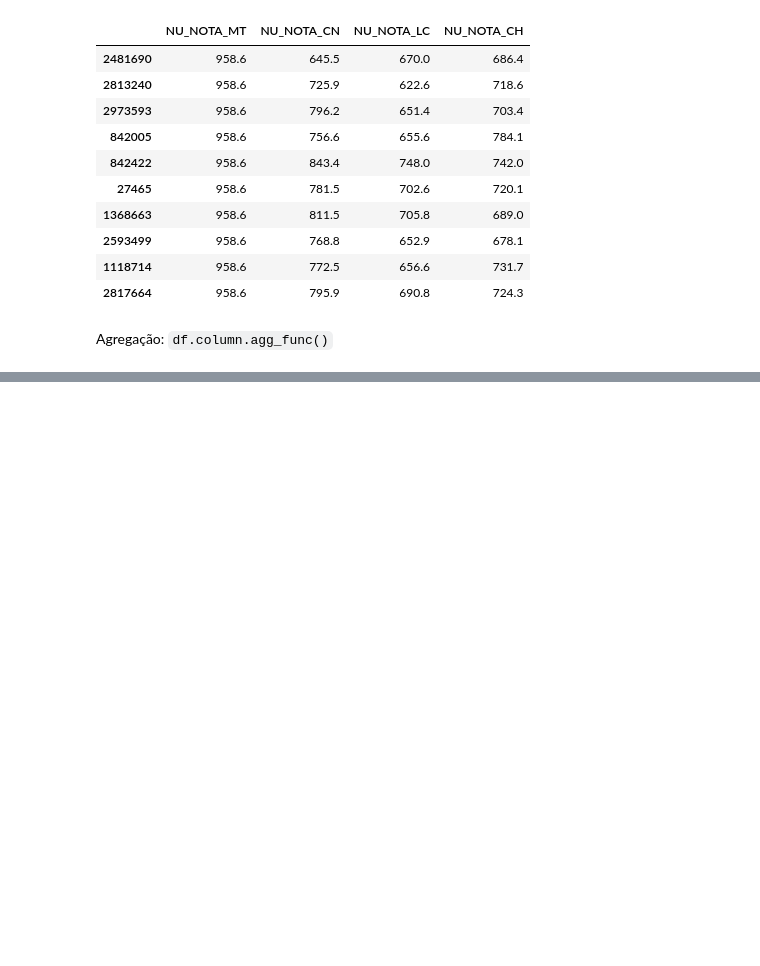
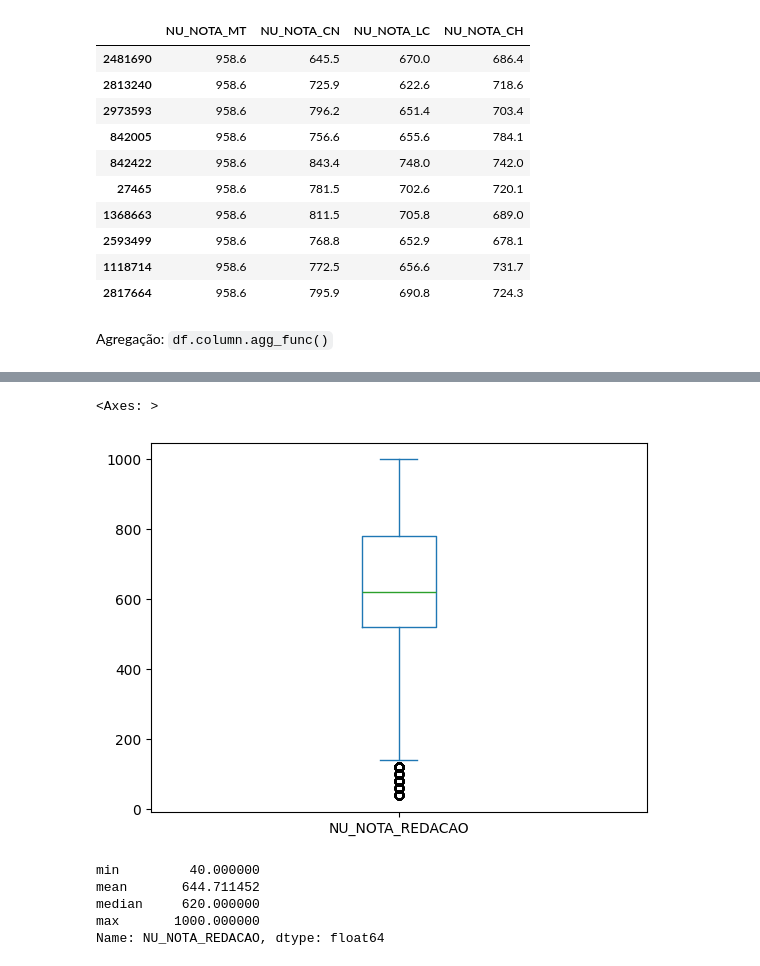
Before and after one commit to Rmcstt/Bootcamp-Data-Analytics, a Jupyter notebook: aula05.ipynb, the cells around one changed output, grey strips where cells are left out. Drawn from its saved outputs; the diff is of its cells as text; code cells hidden in the pictures; blank space fills up the shorter version.

```diff
--- a/aula05.ipynb
+++ b/aula05.ipynb
@@ -1138,0 +1234,13 @@ subset_tp_sexo_f.NU_NOTA_MT.median()
+# %%
+subset.NU_NOTA_REDACAO.plot(kind = 'box')
+# %% [output]
+<Axes: >
+[figure, added]
+# %%
+subset.NU_NOTA_REDACAO.agg(['min','mean','median','max'])
+# %% [output]
+min         40.000000
+mean       644.711452
+median     620.000000
+max       1000.000000
+Name: NU_NOTA_REDACAO, dtype: float64
```
Also changed, not shown: parts of 17 cells of this notebook.
